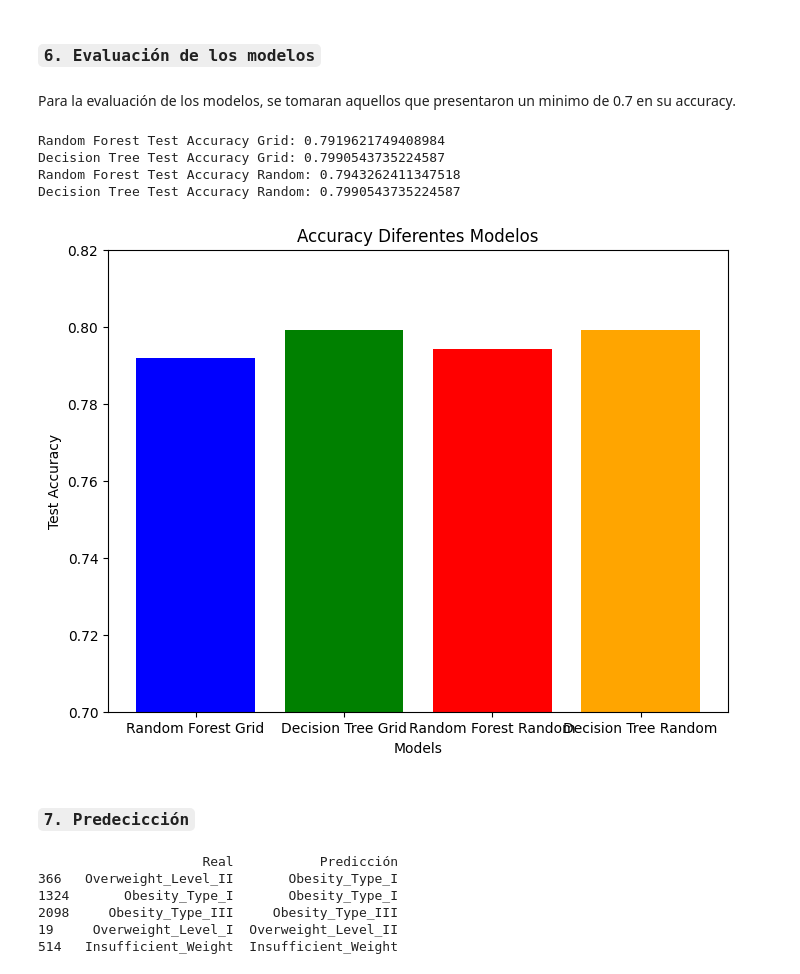
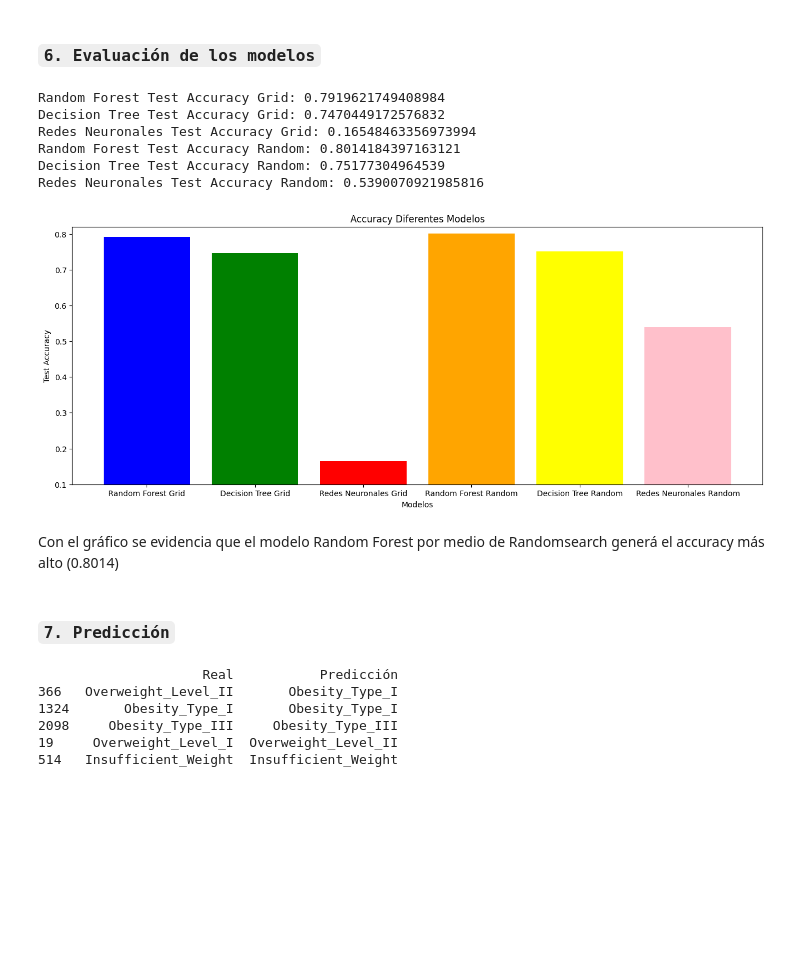
Before and after one commit to JuliethLambrano930/Proyecto_Final, a Jupyter notebook: Notebooks/aprendizaje_supervisado.ipynb, the cells around one changed output. Saved outputs shown, nothing was run; the diff lists cells and outputs as text; code cells hidden in the pictures; blank space fills up the shorter version.

```diff
--- a/Notebooks/aprendizaje_supervisado.ipynb
+++ b/Notebooks/aprendizaje_supervisado.ipynb
@@ -548,9 +620,8 @@ GridSearchCV(cv=5, estimator=LogisticRegression(),
                          'penalty': ['l1', 'l2']},
              scoring='accuracy')
 # %%
-random_search_RL = RandomizedSearchCV(LogisticRegression(), parametros_grid, cv=5, scoring='accuracy')
-
-random_search_RL.fit(Pres.transform(X_train), y_train)
+random_search_RL = RandomizedSearchCV(LogisticRegression(), parametros_RL, cv=5, scoring='accuracy',random_state=17)
+random_search_RL.fit(Pres_RL.transform(X_train), y_train)
 # %% [output]
 RandomizedSearchCV(cv=5, estimator=LogisticRegression(),
                    param_distributions={'C': array([1.e-03, 1.e-02, 1.e-01, 1.e+00, 1.e+01, 1.e+02, 1.e+03]),
@@ -572,12 +643,12 @@ Mejor accuracy Random: 0.5900444225940689
 # %% [markdown]
 ### `5.5. Redes Neuronales`
 # %%
-Logistica = LogisticRegression()
+Redes_N = MLPClassifier()
 
-Modelo_RL = Pipeline(
+Modelo_RN = Pipeline(
     [
         ("Preprocesamiento", Preprocesamiento),
-        ("Clasificador_RL", Logistica),
+        ("Clasificador_RL", Redes_N),
     ]
 )
-Modelo_RL.fit(X_train, y_train)
+Modelo_RN.fit(X_train, y_train)
@@ -641,4 +684,3 @@ Modelo_RN = grid.fit(X=Pres.transform(X_train), y=y_train)
 # %%
-grid_search_RN = GridSearchCV(LogisticRegression(), parametros_grid, cv=5, scoring='accuracy')
-
-grid_search_RL.fit(Pres.transform(X_train), y_train)
+random_search_RN = RandomizedSearchCV(MLPClassifier(solver = 'lbfgs', max_iter= 2000), parametros_RN, cv=5, scoring='accuracy',random_state=17)
+random_search_RN.fit(Pres_RN.transform(X_train), y_train)
@@ -730,56 +708,62 @@ ValueError: Failed to convert a NumPy array to a Tensor (Unsupported object type
 # %% [markdown]
 ### `6. Evaluación de los modelos`
-# %% [markdown]
-Para la evaluación de los modelos, se tomaran aquellos que presentaron un minimo de 0.7 en su accuracy.
 # %%
 Mejor_Modelo_RF_Grid = RandomForestClassifier(criterion='gini', max_depth=None, min_samples_split=2, n_estimators=100, random_state=17)
-Mejor_Modelo_DT_Grid = RandomForestClassifier(criterion='entropy', max_depth=13, random_state=17)
-Mejor_Modelo_RF_Random = RandomForestClassifier(criterion='gini', max_depth=20, min_samples_split=2, n_estimators=100, random_state=17)
-Mejor_Modelo_DT_Random = RandomForestClassifier(criterion='entropy', max_depth=14, random_state=17)
-
-
+Mejor_Modelo_DT_Grid = DecisionTreeClassifier(criterion='entropy', max_depth=13, random_state=17)
+Mejor_Modelo_RN_Grid = MLPClassifier(alpha=10.0, hidden_layer_sizes=(20,20),learning_rate_init=0.1, random_state=17)
+Mejor_Modelo_RF_Random = RandomForestClassifier(criterion='gini', max_depth=20, min_samples_split=5, n_estimators=200, random_state=17)
+Mejor_Modelo_DT_Random = DecisionTreeClassifier(criterion='entropy', max_depth=14, random_state=17)
+Mejor_Modelo_RN_Random = MLPClassifier(alpha=1.0, hidden_layer_sizes=(20,20),learning_rate_init=0.1, random_state=17)
 
 
 # Entrenamiento mejores modelos
-Mejor_Modelo_RF_Grid.fit(Pres.transform(X_train), y_train)
-Mejor_Modelo_DT_Grid.fit(Pres.transform(X_train), y_train)
-Mejor_Modelo_RF_Random.fit(Pres.transform(X_train), y_train)
-Mejor_Modelo_DT_Random.fit(Pres.transform(X_train), y_train)
-
+Mejor_Modelo_RF_Grid.fit(Pres_RF.transform(X_train), y_train)
+Mejor_Modelo_DT_Grid.fit(Pres_DT.transform(X_train), y_train)
+Mejor_Modelo_RN_Grid.fit(Pres_RN.transform(X_train), y_train)
+Mejor_Modelo_RF_Random.fit(Pres_RF.transform(X_train), y_train)
+Mejor_Modelo_DT_Random.fit(Pres_DT.transform(X_train), y_train)
+Mejor_Modelo_RN_Random.fit(Pres_RN.transform(X_train), y_train)
 
 
 # Evaluar modelos en el test
-RF_test_accuracy_Grid = Mejor_Modelo_RF_Grid.score(Pres.transform(X_test), y_test)
-DT_test_accuracy_Grid = Mejor_Modelo_DT_Grid.score(Pres.transform(X_test), y_test)
-RF_test_accuracy_Random = Mejor_Modelo_RF_Random.score(Pres.transform(X_test), y_test)
-DT_test_accuracy_Random = Mejor_Modelo_DT_Random.score(Pres.transform(X_test), y_test)
-
+RF_test_accuracy_Grid = Mejor_Modelo_RF_Grid.score(Pres_RF.transform(X_test), y_test)
+DT_test_accuracy_Grid = Mejor_Modelo_DT_Grid.score(Pres_DT.transform(X_test), y_test)
+RN_test_accuracy_Grid = Mejor_Modelo_RN_Grid.score(Pres_RN.transform(X_test), y_test)
+RF_test_accuracy_Random = Mejor_Modelo_RF_Random.score(Pres_RF.transform(X_test), y_test)
+DT_test_accuracy_Random = Mejor_Modelo_DT_Random.score(Pres_DT.transform(X_test), y_test)
+RN_test_accuracy_Random = Mejor_Modelo_RN_Random.score(Pres_RN.transform(X_test), y_test)
 
 
 print("Random Forest Test Accuracy Grid:", RF_test_accuracy_Grid)
 print("Decision Tree Test Accuracy Grid:", DT_test_accuracy_Grid)
+print("Redes Neuronales Test Accuracy Grid:", RN_test_accuracy_Grid)
 print("Random Forest Test Accuracy Random:", RF_test_accuracy_Random)
 print("Decision Tree Test Accuracy Random:", DT_test_accuracy_Random)
+print("Redes Neuronales Test Accuracy Random:", RN_test_accuracy_Random)
 
 
 
-Modelos = ['Random Forest Grid', 'Decision Tree Grid','Random Forest Random', 'Decision Tree Random']
-Accuracy = [RF_test_accuracy_Grid, DT_test_accuracy_Grid, RF_test_accuracy_Random, DT_test_accuracy_Random]
+Modelos = ['Random Forest Grid', 'Decision Tree Grid','Redes Neuronales Grid','Random Forest Random', 'Decision Tree Random','Redes Neuronales Random',]
+Accuracy = [RF_test_accuracy_Grid, DT_test_accuracy_Grid,RN_test_accuracy_Grid, RF_test_accuracy_Random, DT_test_accuracy_Random,RN_test_accuracy_Random]
 
 # Grafico
-plt.figure(figsize=(8, 6))
-plt.bar(Modelos, Accuracy, color=['blue', 'green', 'red', 'orange'])
-plt.xlabel('Models')
+plt.figure(figsize=(16, 6))
+plt.bar(Modelos, Accuracy, color=['blue', 'green', 'red', 'orange','yellow','pink'])
+plt.xlabel('Modelos')
 plt.ylabel('Test Accuracy')
 plt.title('Accuracy Diferentes Modelos')
-plt.ylim(0.7, 0.82)
+plt.ylim(0.1, 0.82)
 plt.show()
 # %% [output]
 Random Forest Test Accuracy Grid: 0.7919621749408984
-Decision Tree Test Accuracy Grid: 0.7990543735224587
-Random Forest Test Accuracy Random: 0.7943262411347518
-Decision Tree Test Accuracy Random: 0.7990543735224587
+Decision Tree Test Accuracy Grid: 0.7470449172576832
+Redes Neuronales Test Accuracy Grid: 0.16548463356973994
+Random Forest Test Accuracy Random: 0.8014184397163121
+Decision Tree Test Accuracy Random: 0.75177304964539
+Redes Neuronales Test Accuracy Random: 0.5390070921985816
-[figure, old version]
+[figure, new version]
+# %% [markdown]
+Con el gráfico se evidencia que el modelo Random Forest por medio de Randomsearch generá el accuracy más alto (0.8014)
 # %% [markdown]
-### `7. Predecicción`
+### `7. Predicción`
 # %%
```
Also changed, not shown: parts of 70 cells of this notebook, 1 other file.
